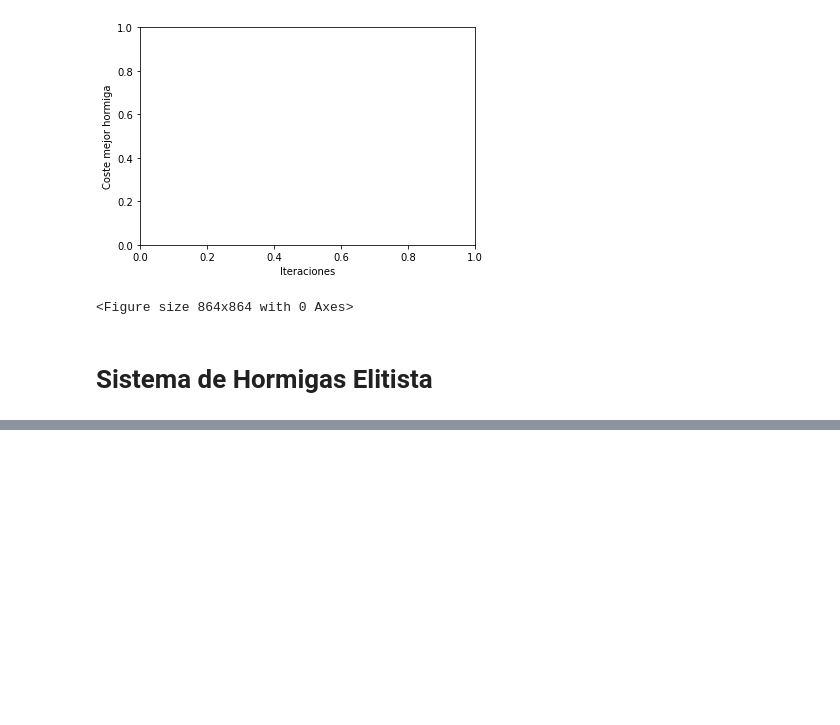
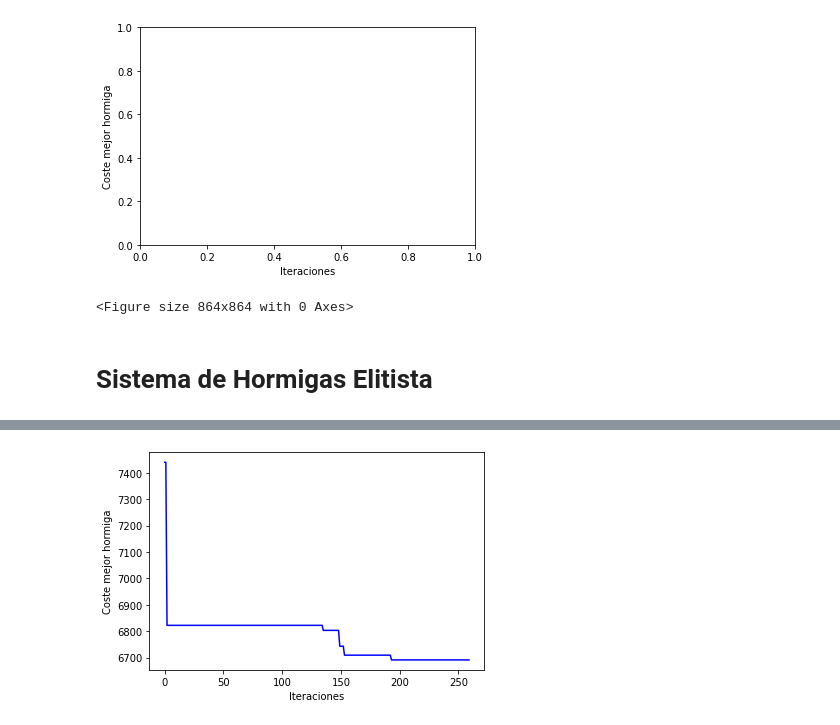
Before and after one commit to VictorNarov/AlgoritmosGeneticosTSP, a Jupyter notebook: 4 Hormigas SH.ipynb, the cells around one changed output, grey strips where cells are left out. Saved outputs shown, nothing was run; the diff lists cells and outputs as text; code cells hidden in the pictures; blank space fills up the shorter version.

Commit message:
Sistema Colonia de Hormigas

```diff
--- a/4 Hormigas SH.ipynb
+++ b/4 Hormigas SH.ipynb
@@ -167,15 +228,15 @@ ax.set_xlabel('Iteraciones') ; ax.set_ylabel('Coste mejor hormiga')
 
 algoritmo = "Sistema de Hormigas Elitista"
 print(algoritmo)
-fichero = "st70"
+fichero = "ch130"
 nodos = leeFichero(fichero)
 num_nodos = len(nodos)    # Fichero
 distancias = getMDistancias(nodos)
 semilla = random.randint(0,9999999)
 
 # PARAMETROS DEL ALGORITMO
-num_hormigas = 2
-num_iteraciones = 100
+num_hormigas = 10
+num_iteraciones = num_nodos * 2
 feromona_ini = 1 / (num_nodos * getCosteCamino(algoritmoGreedy(distancias), distancias))
 alpha = 1
 beta = 2
@@ -202,6 +263,16 @@ coste = resultados[0].coste
 
 print("Mejor sol Coste: %s \t Semilla: %s" % (coste, semilla) )
 
+print("\n-------- PARÁMETROS ALGORITMO ---------")
+print("num_hormigas:\t", num_hormigas)
+print("num_iteraciones:\t", num_iteraciones)
+print("feromona_ini:\t", feromona_ini)
+print("alpha:\t", alpha)
+print("beta:\t", beta)
+print("evaporacion:\t", evaporacion)
+print("------------------------------------------")
+
+
 xs = resultados[2]
 ys = resultados[3]
 
@@ -220,0 +288,64 @@ Mejor sol Coste: 866     Semilla: 3188824
+# %%
+%matplotlib notebook
+%matplotlib inline
+fig, ax = plt.subplots(1,1)
+plt.figure(figsize=(12,12))
+ax.set_xlabel('Iteraciones') ; ax.set_ylabel('Coste mejor hormiga')
+
+algoritmo = "Sistema de Colonia de Hormigas"
+print(algoritmo)
+fichero = "ch130"
+nodos = leeFichero(fichero)
+num_nodos = len(nodos)    # Fichero
+distancias = getMDistancias(nodos)
+semilla = random.randint(0,9999999)
+
+# PARAMETROS DEL ALGORITMO
+num_hormigas = 10
+num_iteraciones = 2 * num_nodos
+feromona_ini = 1 / (num_nodos * getCosteCamino(algoritmoGreedy(distancias), distancias))
+alpha = 1
+beta = 2
+evaporacion = 0.1
+evaporacion_local = 0.1
+q0 = 0.98
+
+# Iniciamos la heuristica 1/d
+heuristica = []
+for row in range(len(distancias)):
+    heuristica.append([1/(x+0.01) for x in distancias[row]])
+
+t = time.time()
+
+# with Pool(processes=6) as p:
+#        resultados = p.starmap(algoritmo_SH, product([semilla], [num_nodos], [distancias], [num_hormigas], [feromona_ini], [heuristica], [alpha], [beta], [evaporacion]))[0]
+
+
+resultados = algoritmo_SCH(semilla, num_nodos, distancias, num_hormigas, num_iteraciones, feromona_ini, heuristica, alpha, beta, evaporacion, evaporacion_local, q0)
+
+elapsed = time.time() - t
+print("Tiempo de ejecución: %f\n" % elapsed )
+
+coste = resultados[0].coste
+
+print("Mejor sol Coste: %s \t Semilla: %s" % (coste, semilla) )
+print("-------- PARÁMETROS ALGORITMO ---------")
+print("num_hormigas:\t", num_hormigas)
+print("num_iteraciones:\t", num_iteraciones)
+print("feromona_ini:\t", feromona_ini)
+print("alpha:\t", alpha)
+print("beta:\t", beta)
+print("evaporacion:\t", evaporacion)
+print("evaporacion_local:\t", evaporacion_local)
+print("q0:\t", q0)
+print("------------------------------------------")
+
+xs = resultados[2]
+ys = resultados[3]
+
+plt_dynamic(fig, xs, ys, ax)
+
+
+titulo = algoritmo + " - Mejor solución " + fichero + ": " + str(coste)
+pintaCamino(resultados[0].camino, nodos, titulo)
+# %% [output]
@@ -220,0 +366 @@ Mejor sol Coste: 866     Semilla: 3188824
+[figure, added]
```
Also changed, not shown: parts of 5 cells of this notebook, 1 other file.
